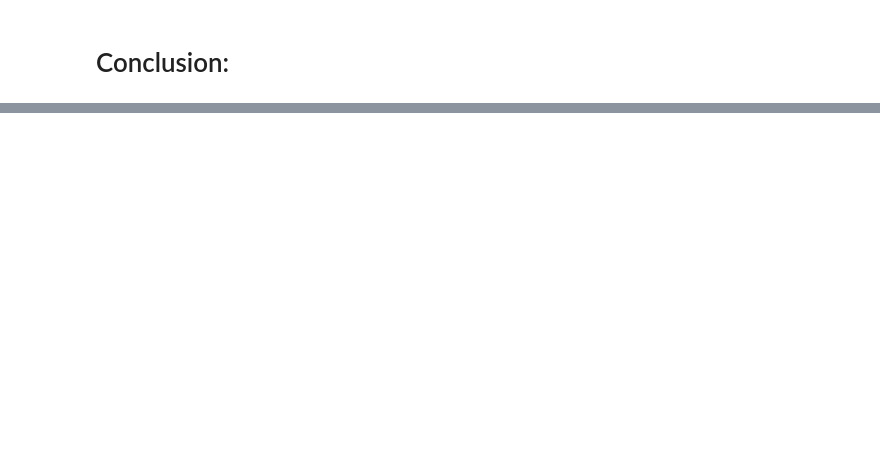
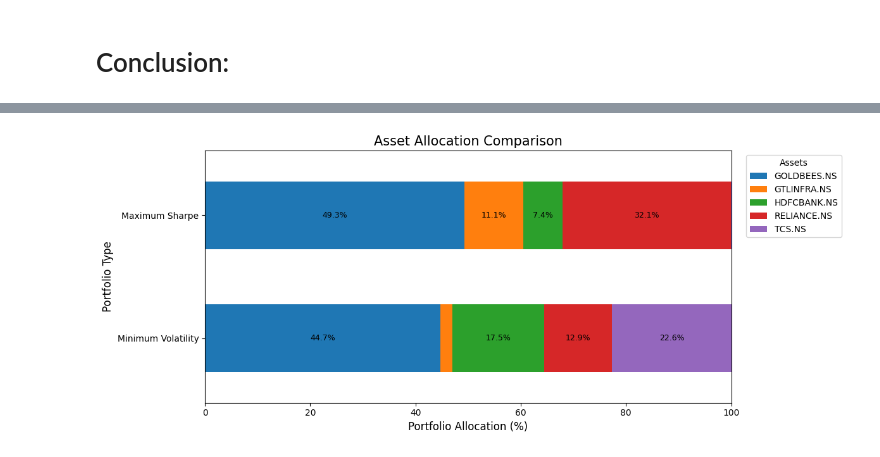
Before and after one commit to DivyaKotia/Projects, a Jupyter notebook: Portfolio Optimization/Portfolio Optimization.ipynb, the cells around one changed output, grey strips where cells are left out. Cells and saved outputs as stored; diff of their text form; code cells hidden in the pictures; blank space fills up the shorter version.

```diff
--- a/Portfolio Optimization/Portfolio Optimization.ipynb
+++ b/Portfolio Optimization/Portfolio Optimization.ipynb
@@ -291,0 +376,57 @@ Name: 64626, dtype: float64
+# %%
+
+# Extract asset names from the simulation results
+assets = list(daily_return.columns)
+
+# Extract portfolio allocations
+min_vol_weights = volatility_lowest[assets].values
+max_sharpe_weights = max_sharpe_ratio[assets].values
+
+# Create allocation dataframe
+allocation_df = pd.DataFrame(
+    {
+        'Minimum Volatility': min_vol_weights,
+        'Maximum Sharpe': max_sharpe_weights
+    },
+    index=assets
+)
+
+# Convert weights into percentages
+allocation_df = allocation_df * 100
+
+# Plot stacked horizontal bars
+ax = allocation_df.T.plot(
+    kind='barh',
+    stacked=True,
+    figsize=(12, 5),
+    width=0.55
+)
+
+plt.title('Asset Allocation Comparison', fontsize=15)
+plt.xlabel('Portfolio Allocation (%)', fontsize=12)
+plt.ylabel('Portfolio Type', fontsize=12)
+
+plt.xlim(0, 100)
+plt.legend(
+    title='Assets',
+    bbox_to_anchor=(1.02, 1),
+    loc='upper left'
+)
+
+# Add percentage labels to sufficiently large segments
+for container in ax.containers:
+    labels = [
+        f'{value:.1f}%' if value >= 5 else ''
+        for value in container.datavalues
+    ]
+    ax.bar_label(
+        container,
+        labels=labels,
+        label_type='center',
+        fontsize=9
+    )
+
+plt.tight_layout()
+plt.show()
+# %% [output]
+[figure, added]
```
Also changed, not shown: parts of 16 cells of this notebook.
